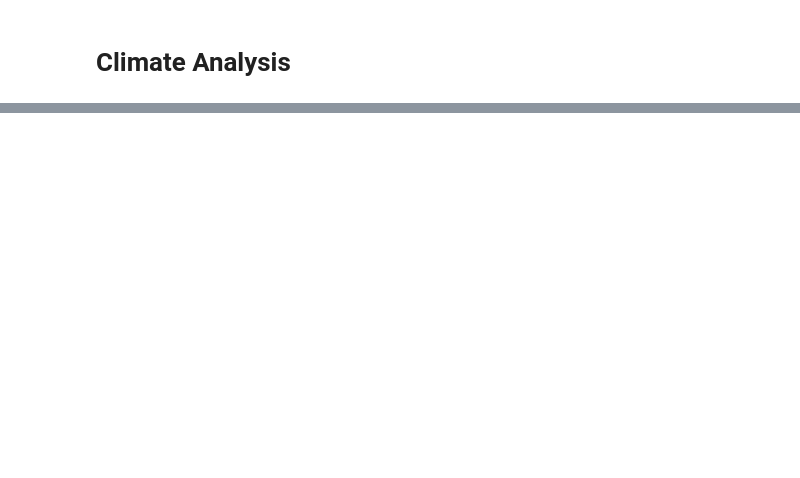
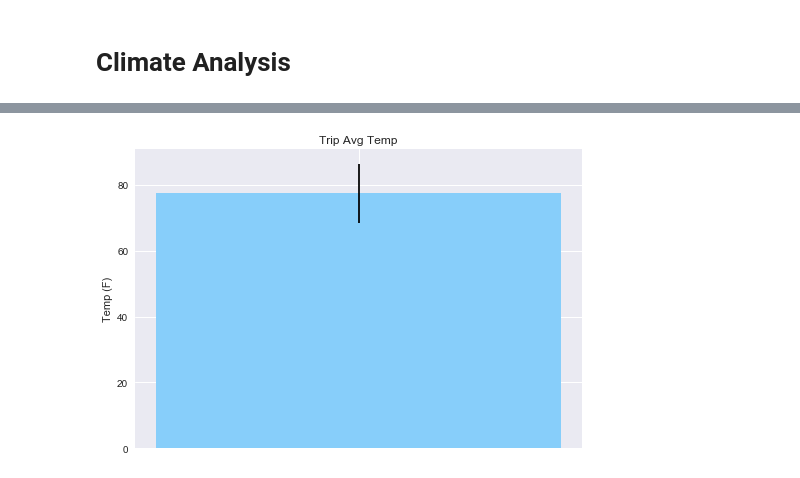
Before and after one commit to Flaw1331/HW9-Sequelize, a Jupyter notebook: climate_analysis.ipynb, the cells around one changed output, grey strips where cells are left out. Saved outputs shown, nothing was run; the diff lists cells and outputs as text; code cells hidden in the pictures; blank space fills up the shorter version.

```diff
--- a/climate_analysis.ipynb
+++ b/climate_analysis.ipynb
@@ -14,0 +66,8 @@ session = Session(bind=engine)
+# %%
+# Setting up and formatting plot
+plt.style.use('seaborn')
+prcp_df.plot()
+plt.legend(loc='best')
+plt.xticks(rotation=45)
+plt.xlabel('Date')
+plt.title("Rain In Hawaii")
@@ -14,0 +107,6 @@ session = Session(bind=engine)
+# %%
+# Query
+results = session.query(Measurement.date, Measurement.tobs) \
+                        .filter(Measurement.date >= '2016-08-23') \
+                        .filter(Measurement.station == 'USC00519281') \
+                        .order_by(Measurement.date.desc())
@@ -14,0 +128,21 @@ session = Session(bind=engine)
+# %%
+# Finding temps for trip range
+def runCalcTemps(start_date, end_date):
+
+    #Query
+    results = session.query(Measurement.date, Measurement.tobs) \
+                            .filter(Measurement.date >= start_date) \
+                            .filter(Measurement.date <= end_date) \
+                            .order_by(Measurement.date.asc())
+    # Casting to DF
+    temps_df = pd.DataFrame(results[::], columns=['date','temp'])
+
+    # Creating and formatting plot
+    plt.bar('', temps_df['temp'].mean(), yerr=temps_df['temp'].max()-temps_df['temp'].min(), color='lightskyblue')
+    plt.title('Trip Avg Temp')
+    plt.ylabel('Temp (F)')
+    plt.show()
+# %%
+runCalcTemps('2017-06-01', '2017-06-10')
+# %% [output]
+[figure, added]
```
Also changed, not shown: parts of 15 cells of this notebook, 6 other files.
